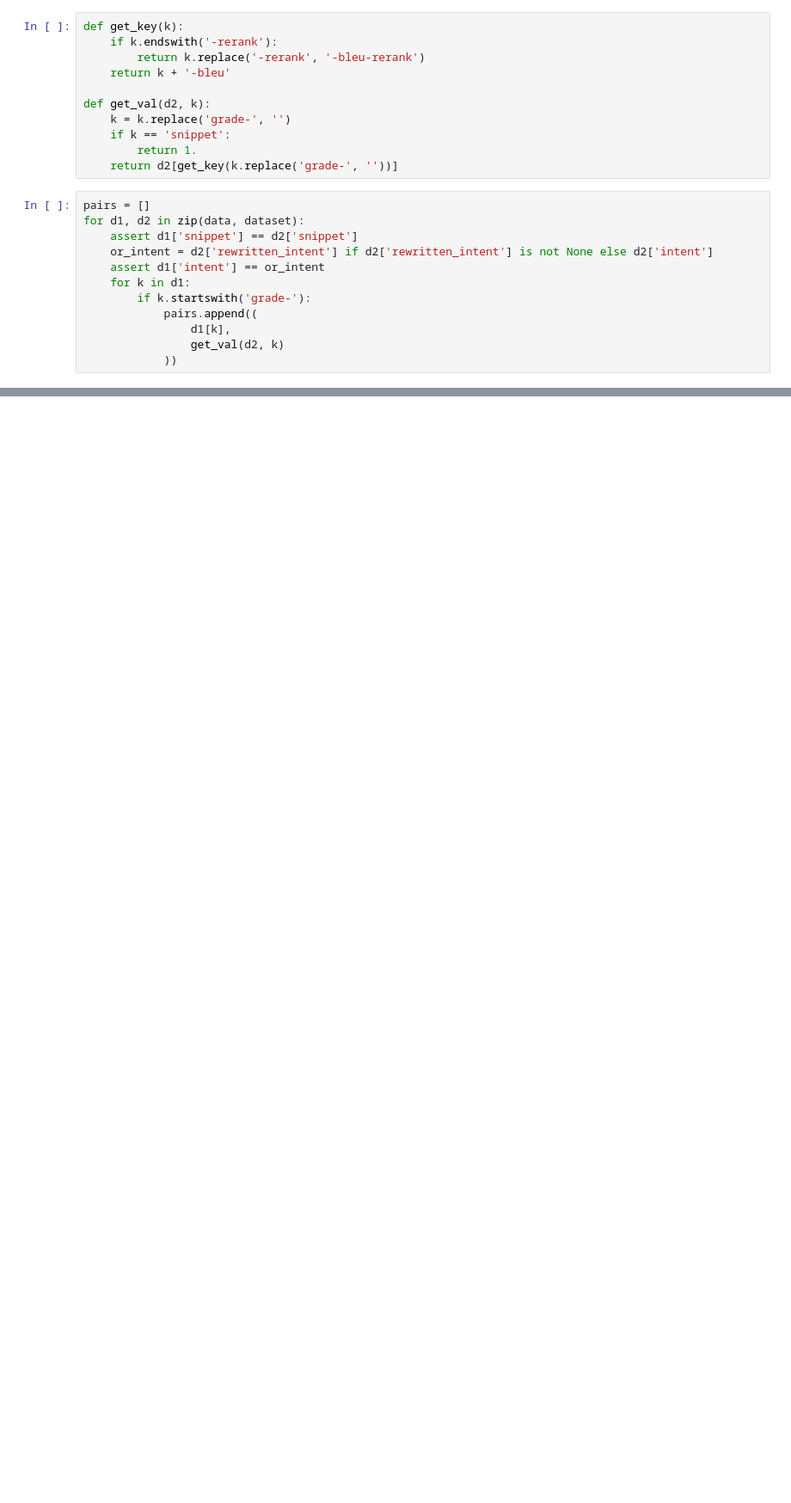
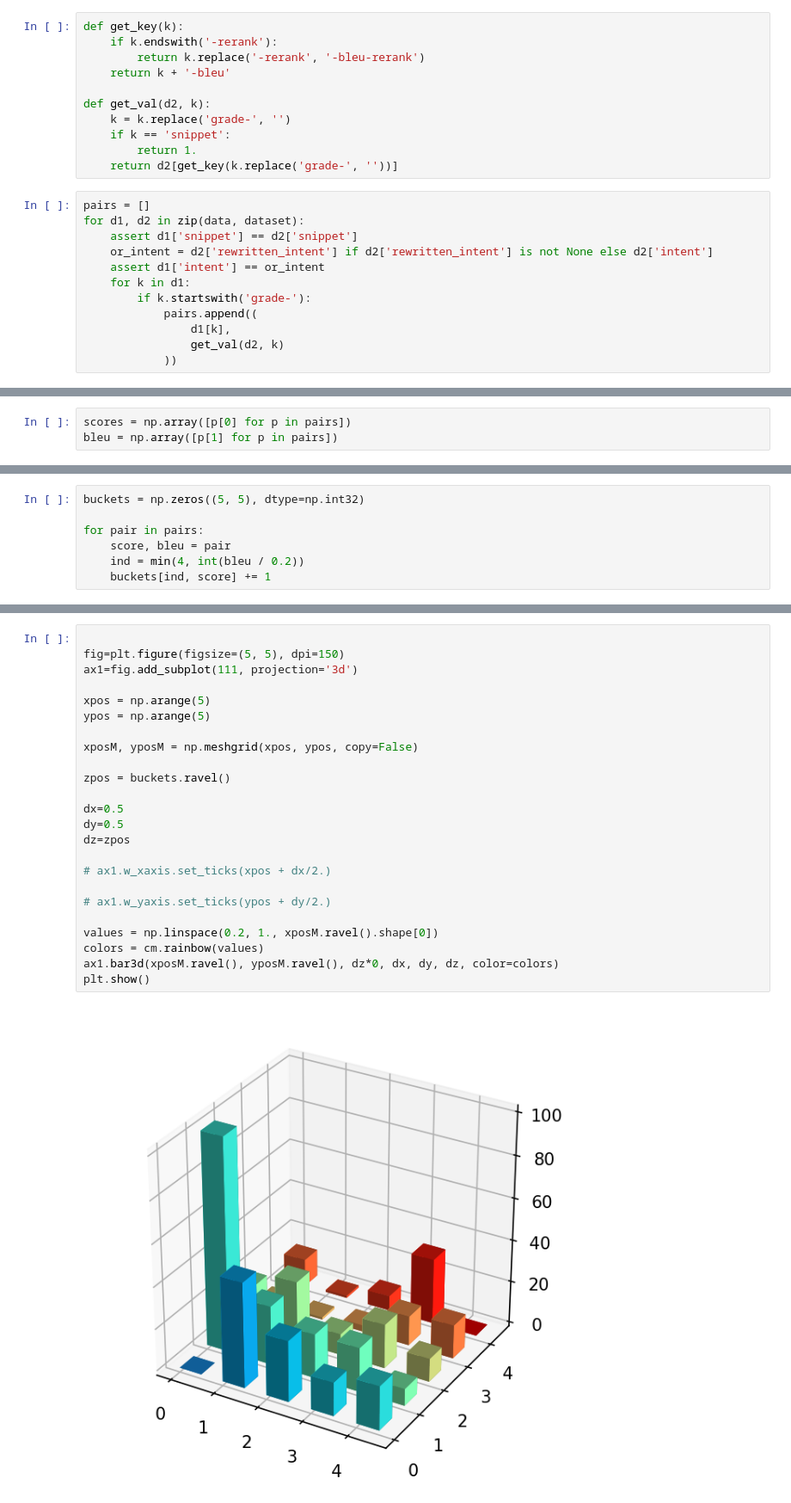
Before and after one commit to JetBrains-Research/metrics-evaluation, a Jupyter notebook: Grades.ipynb, the cells around one changed output, grey strips where cells are left out. Shown at 86% size. Cells and saved outputs as stored; diff of their text form; blank space fills up the shorter version.

```diff
--- a/Grades.ipynb
+++ b/Grades.ipynb
@@ -39,0 +44,3 @@ plt.plot([p[1] for p in pairs], [p[0] for p in pairs], 'o')
+# %%
+scores = np.array([p[0] for p in pairs])
+bleu = np.array([p[1] for p in pairs])
@@ -39,0 +61,7 @@ plt.plot([p[1] for p in pairs], [p[0] for p in pairs], 'o')
+# %%
+buckets = np.zeros((5, 5), dtype=np.int32)
+
+for pair in pairs:
+    score, bleu = pair
+    ind = min(4, int(bleu / 0.2))
+    buckets[ind, score] += 1
@@ -39,0 +75,26 @@ plt.plot([p[1] for p in pairs], [p[0] for p in pairs], 'o')
+# %%
+
+fig=plt.figure(figsize=(5, 5), dpi=150)
+ax1=fig.add_subplot(111, projection='3d')
+
+xpos = np.arange(5)
+ypos = np.arange(5)
+
+xposM, yposM = np.meshgrid(xpos, ypos, copy=False)
+
+zpos = buckets.ravel()
+
+dx=0.5
+dy=0.5
+dz=zpos
+
+# ax1.w_xaxis.set_ticks(xpos + dx/2.)
+
+# ax1.w_yaxis.set_ticks(ypos + dy/2.)
+
+values = np.linspace(0.2, 1., xposM.ravel().shape[0])
+colors = cm.rainbow(values)
+ax1.bar3d(xposM.ravel(), yposM.ravel(), dz*0, dx, dy, dz, color=colors)
+plt.show()
+# %% [output]
+[figure, added]
```
Also changed, not shown: parts of 11 cells of this notebook.
